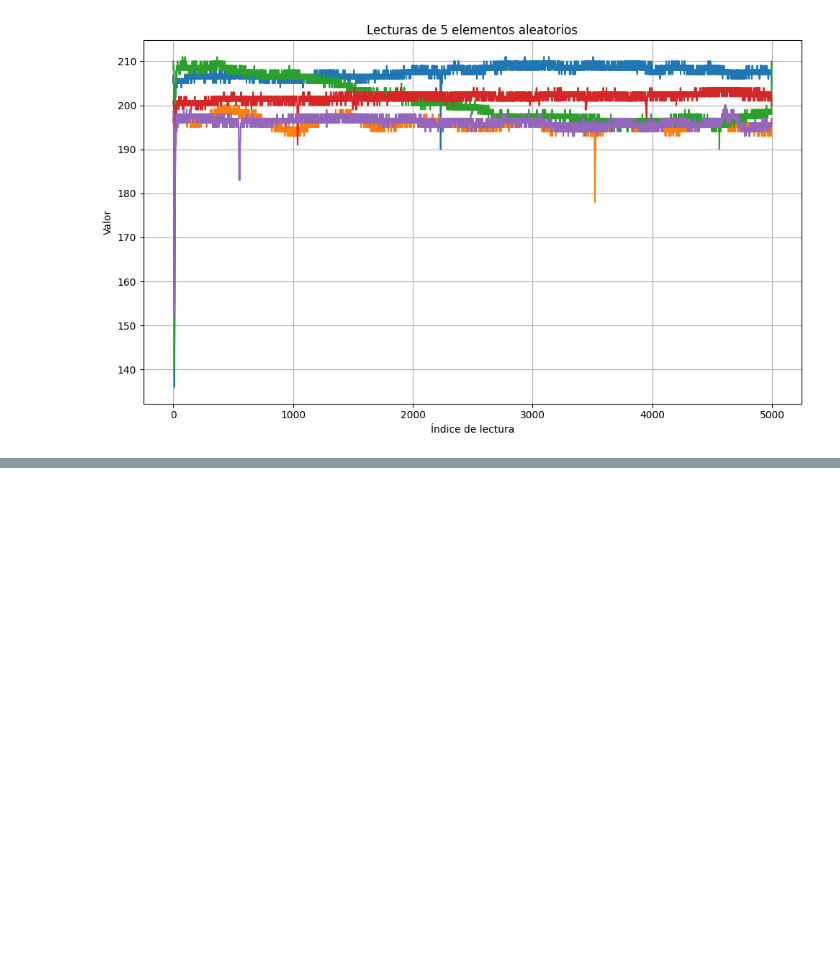
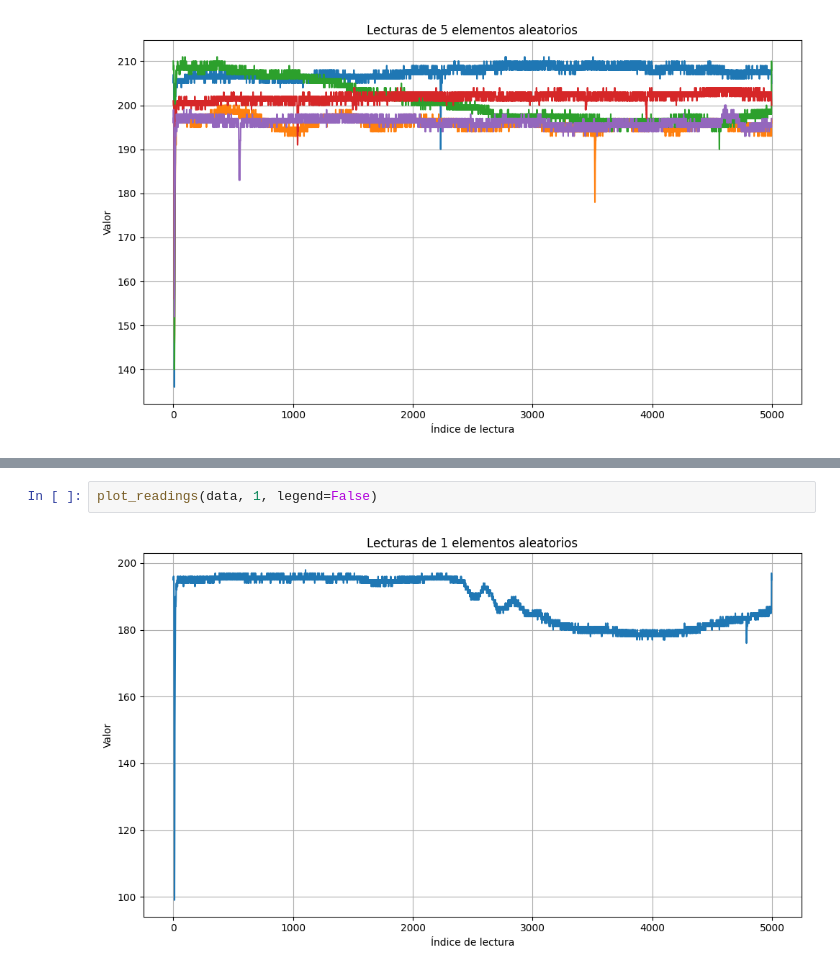
Before and after one commit to ECFM-USAC/LAGO_data_model, a Jupyter notebook: notebooks/load_parquet_data.ipynb, the cells around one changed output, grey strips where cells are left out. Drawn from its saved outputs; the diff is of its cells as text; blank space fills up the shorter version.

```diff
--- a/notebooks/load_parquet_data.ipynb
+++ b/notebooks/load_parquet_data.ipynb
@@ -57,0 +66,4 @@ plot_readings(data, 5, legend=False)
+# %%
+plot_readings(data, 1, legend=False)
+# %% [output]
+[figure, added]
```
Also changed, not shown: parts of 2 cells of this notebook.
